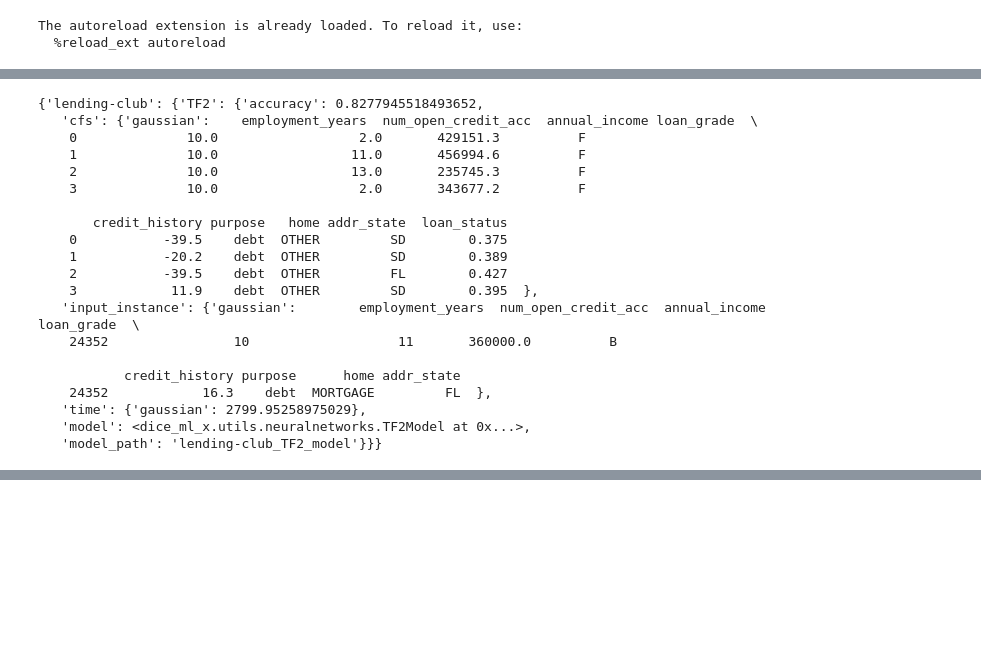
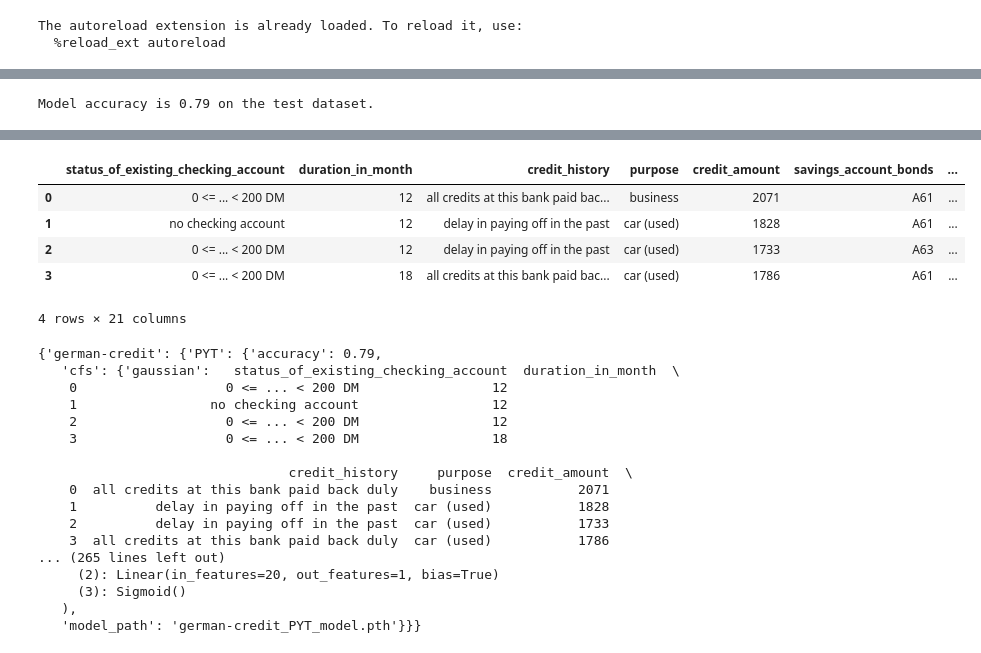
Before and after one commit to Dice-Extended/dice-x, a Jupyter notebook: docs/source/notebooks/Benchmarking_Preliminary_Metrics.ipynb, the cells around one changed output, grey strips where cells are left out. Drawn from its saved outputs; the diff is of its cells as text; code cells hidden in the pictures; blank space fills up the shorter version.

```diff
--- a/docs/source/notebooks/Benchmarking_Preliminary_Metrics.ipynb
+++ b/docs/source/notebooks/Benchmarking_Preliminary_Metrics.ipynb
@@ -203,8 +187,7 @@ The autoreload extension is already loaded. To reload it, use:
 # %%
 from dice_ml_x.benchmarking import Benchmarking
 datasets = ["compas-recidivism", "adult-income", "lending-club", "german-credit"]
-datasets = ["lending-club"]
-backends = ["TF2"]
+backends = ["sklearn", "PYT", "TF2"]
 methods = ['gaussian', 'random', 'spherical']
 benchmarking = Benchmarking(datasets=datasets,
                             backends=backends,
@@ -213,6 +196,5 @@ benchmarking.load_and_train(batch_size=16)
 
 """ At the end of the load and train process a dictionary containing the training and counterfactual
 generation history is saved following object can be found in the results object:
-
 """
 # %% [output]
@@ -225,23 +216,13 @@ KeyboardInterrupt:
-# %%
-benchmarking.results
-# %% [output]
-{'lending-club': {'TF2': {'accuracy': 0.8277945518493652,
-   'cfs': {'gaussian':    employment_years  num_open_credit_acc  annual_income loan_grade  \
-    0              10.0                  2.0       429151.3          F
-    1              10.0                 11.0       456994.6          F
-    2              10.0                 13.0       235745.3          F
-    3              10.0                  2.0       343677.2          F
-
-       credit_history purpose   home addr_state  loan_status
-    0           -39.5    debt  OTHER         SD        0.375
-    1           -20.2    debt  OTHER         SD        0.389
-    2           -39.5    debt  OTHER         FL        0.427
-    3            11.9    debt  OTHER         SD        0.395  },
-   'input_instance': {'gaussian':        employment_years  num_open_credit_acc  annual_income loan_grade  \
-    24352                10                   11       360000.0          B
-
-           credit_history purpose      home addr_state
-    24352            16.3    debt  MORTGAGE         FL  },
-   'time': {'gaussian': 2799.95258975029},
-   'model': <dice_ml_x.utils.neuralnetworks.TF2Model at 0x...>,
-   'model_path': 'lending-club_TF2_model'}}}
+# %%
+print(f"Model accuracy is {benchmarking.results['german-credit']['PYT']['accuracy']} on the test dataset.")
+# %% [output]
+Model accuracy is 0.79 on the test dataset.
+# %%
+from IPython.display import display
+
+original_instance = benchmarking.results['german-credit']['PYT']['input_instance']['gaussian']
+gaussian_cfs = benchmarking.results['german-credit']['PYT']['cfs']['gaussian']
+
+display(original_instance)
+display(gaussian_cfs)
+# %% [output]
@@ -248,5 +231,34 @@ benchmarking.results
+|  | status_of_existing_checking_account | duration_in_month | credit_history | purpose | credit_amount | savings_account_bonds | ... |
+| 0 | 0 <= ... < 200 DM | 12 | all credits at this bank paid bac... | business | 2071 | A61 | ... |
+| 1 | no checking account | 12 | delay in paying off in the past | car (used) | 1828 | A61 | ... |
+| 2 | 0 <= ... < 200 DM | 12 | delay in paying off in the past | car (used) | 1733 | A63 | ... |
+| 3 | 0 <= ... < 200 DM | 18 | all credits at this bank paid bac... | car (used) | 1786 | A61 | ... |
+4 rows × 21 columns
 # %%
 import pickle
 
 with open("benchmarking_results.pkl", "wb") as f:
     pickle.dump(benchmarking.results, f)
+# %%
+with open("benchmarking_results.pkl", "rb") as f:
+    b_results = pickle.load(f)
+
+b_results
+# %% [output]
+{'german-credit': {'PYT': {'accuracy': 0.79,
+   'cfs': {'gaussian':   status_of_existing_checking_account  duration_in_month  \
+    0                   0 <= ... < 200 DM                 12
+    1                 no checking account                 12
+    2                   0 <= ... < 200 DM                 12
+    3                   0 <= ... < 200 DM                 18
+
+                                credit_history     purpose  credit_amount  \
+    0  all credits at this bank paid back duly    business           2071
+    1          delay in paying off in the past  car (used)           1828
+    2          delay in paying off in the past  car (used)           1733
+    3  all credits at this bank paid back duly  car (used)           1786
+... (265 lines left out)
+     (2): Linear(in_features=20, out_features=1, bias=True)
+     (3): Sigmoid()
+   ),
+   'model_path': 'german-credit_PYT_model.pth'}}}
```
Also changed, not shown: parts of 5 cells of this notebook, 11 other files.
